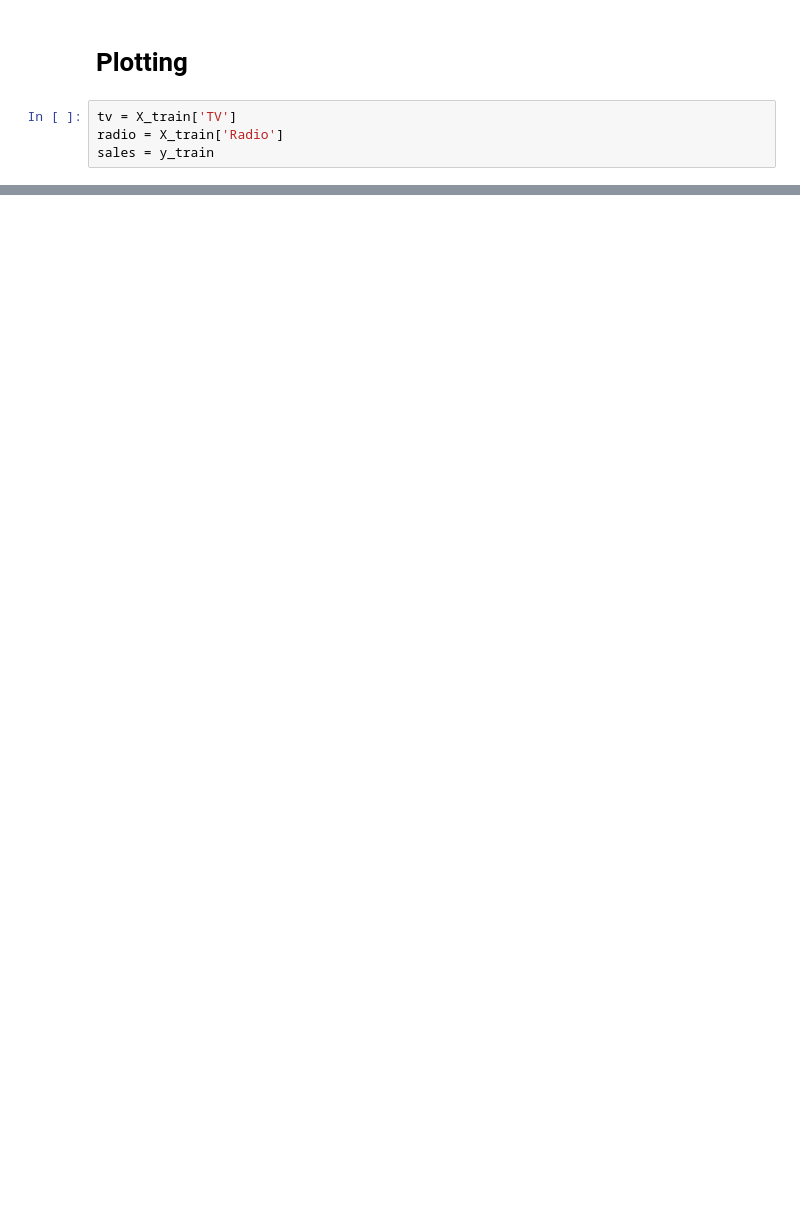
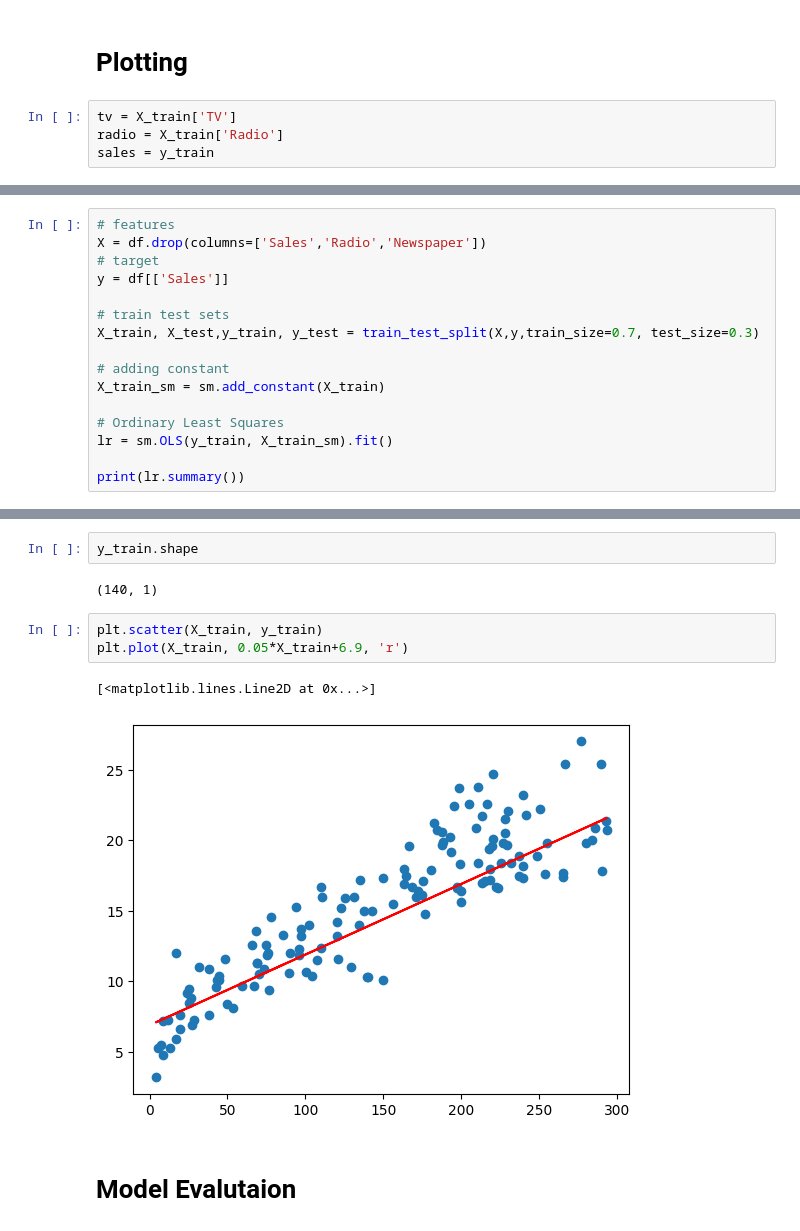
Before and after one commit to Sanjana-max/MachineLearning, a Jupyter notebook: salesPrediction.ipynb, the cells around one changed output, grey strips where cells are left out. Drawn from its saved outputs; the diff is of its cells as text; blank space fills up the shorter version.

```diff
--- a/salesPrediction.ipynb
+++ b/salesPrediction.ipynb
@@ -211,0 +203,16 @@ plt.show()
+# %%
+# features
+X = df.drop(columns=['Sales','Radio','Newspaper'])
+# target
+y = df[['Sales']]
+
+# train test sets
+X_train, X_test,y_train, y_test = train_test_split(X,y,train_size=0.7, test_size=0.3)
+
+# adding constant
+X_train_sm = sm.add_constant(X_train)
+
+# Ordinary Least Squares
+lr = sm.OLS(y_train, X_train_sm).fit()
+
+print(lr.summary())
@@ -211,0 +237,12 @@ plt.show()
+# %%
+y_train.shape
+# %% [output]
+(140, 1)
+# %%
+plt.scatter(X_train, y_train)
+plt.plot(X_train, 0.05*X_train+6.9, 'r')
+# %% [output]
+[<matplotlib.lines.Line2D at 0x...>]
+[figure, added]
+# %% [markdown]
+# Model Evalutaion
```
Also changed, not shown: parts of 14 cells of this notebook.
